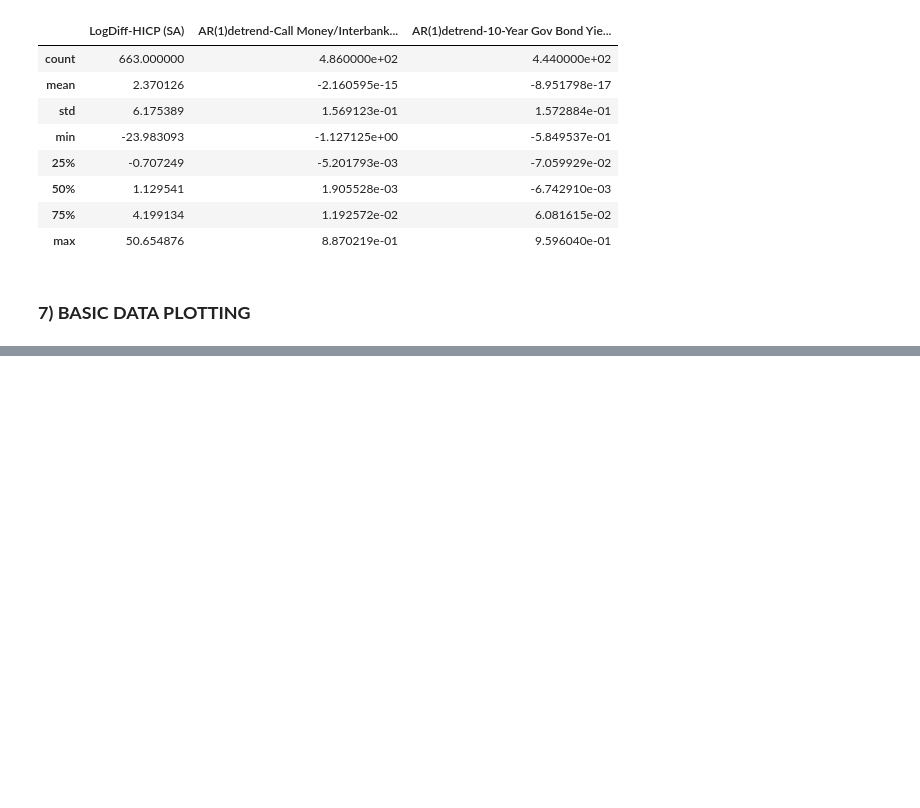
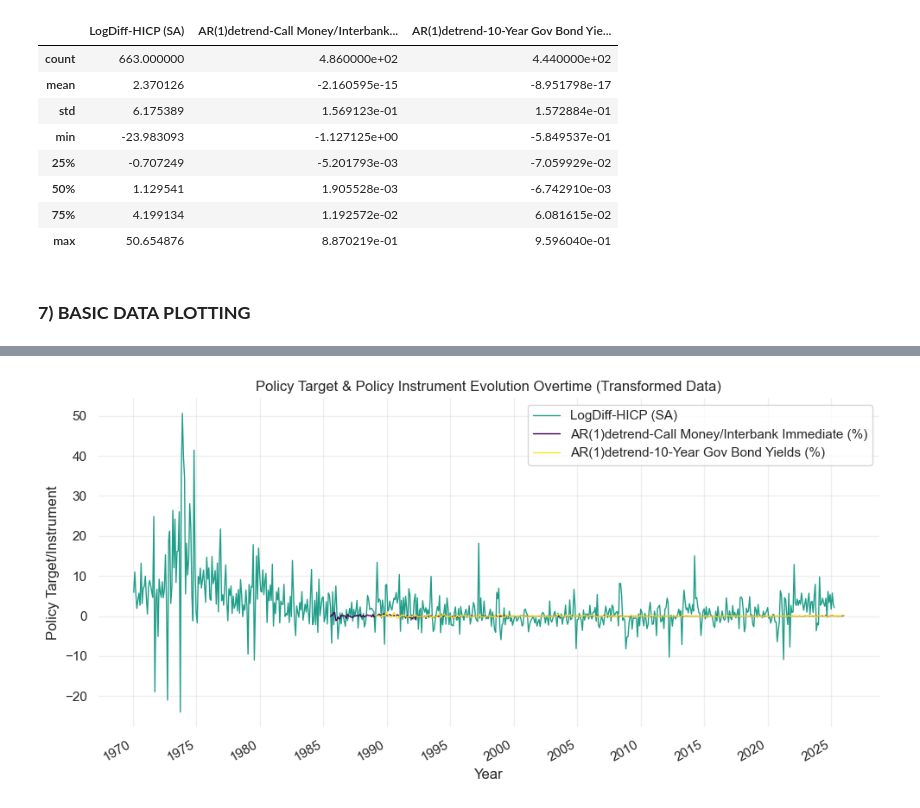
Before and after one commit to EliaLand/Policy_Target_RegimeSwitchingPersistence, a Jupyter notebook: Module2_stats_data_transformation.ipynb, the cells around one changed output, grey strips where cells are left out. Cells and saved outputs as stored; diff of their text form; code cells hidden in the pictures; blank space fills up the shorter version.

```diff
--- a/Module2_stats_data_transformation.ipynb
+++ b/Module2_stats_data_transformation.ipynb
@@ -647,0 +660,45 @@ plt.show()
+# %%
+# Over time plotting (Transformed Data): Policy Target (LogDiff-HICP (SA)) and Policy Instrument (AR(1)detrend-Call Money/Interbank Immediate (%), AR(1)detrend-10-Year Gov Bond Yields (%))
+
+df = jp_core_trans_df.copy()
+df = df.reset_index()
+df["Time"] = pd.to_datetime(df["Time"])
+df = df.set_index("Time")
+core_var = ["LogDiff-HICP (SA)", "AR(1)detrend-Call Money/Interbank Immediate (%)", "AR(1)detrend-10-Year Gov Bond Yields (%)"]
+
+fig, ax = plt.subplots(figsize=(10, 5))
+
+# Loop on variable (without country and time)
+for var in core_var:
+# Plot set-up
+# Loop on country
+# (!!!) Check countries naming
+    ax.plot(
+        df.index,
+        df[var],
+        label=var,
+        linewidth=1,
+        color = core_trans_var_colors.get(var)
+    )
+# Time Fix
+ax.xaxis.set_major_locator(mdates.YearLocator(5))
+ax.xaxis.set_major_formatter(mdates.DateFormatter("%Y"))
+
+# General settings
+ax.spines["top"].set_visible(False)
+ax.spines["right"].set_visible(False)
+ax.spines["left"].set_visible(False)
+ax.spines["bottom"].set_visible(False)
+ax.set_title(f"Policy Target & Policy Instrument Evolution Overtime (Transformed Data)")
+ax.set_xlabel("Year")
+ax.set_ylabel(f"Policy Target/Instrument")
+ax.grid(True, alpha=0.3)
+ax.legend()
+
+# (!!!) autofmt_xdate() goes on fig not on ax
+fig.autofmt_xdate()
+
+plt.tight_layout()
+plt.show()
+# %% [output]
+[figure, new version]
```
Also changed, not shown: parts of 3 cells of this notebook, 2 other files.
